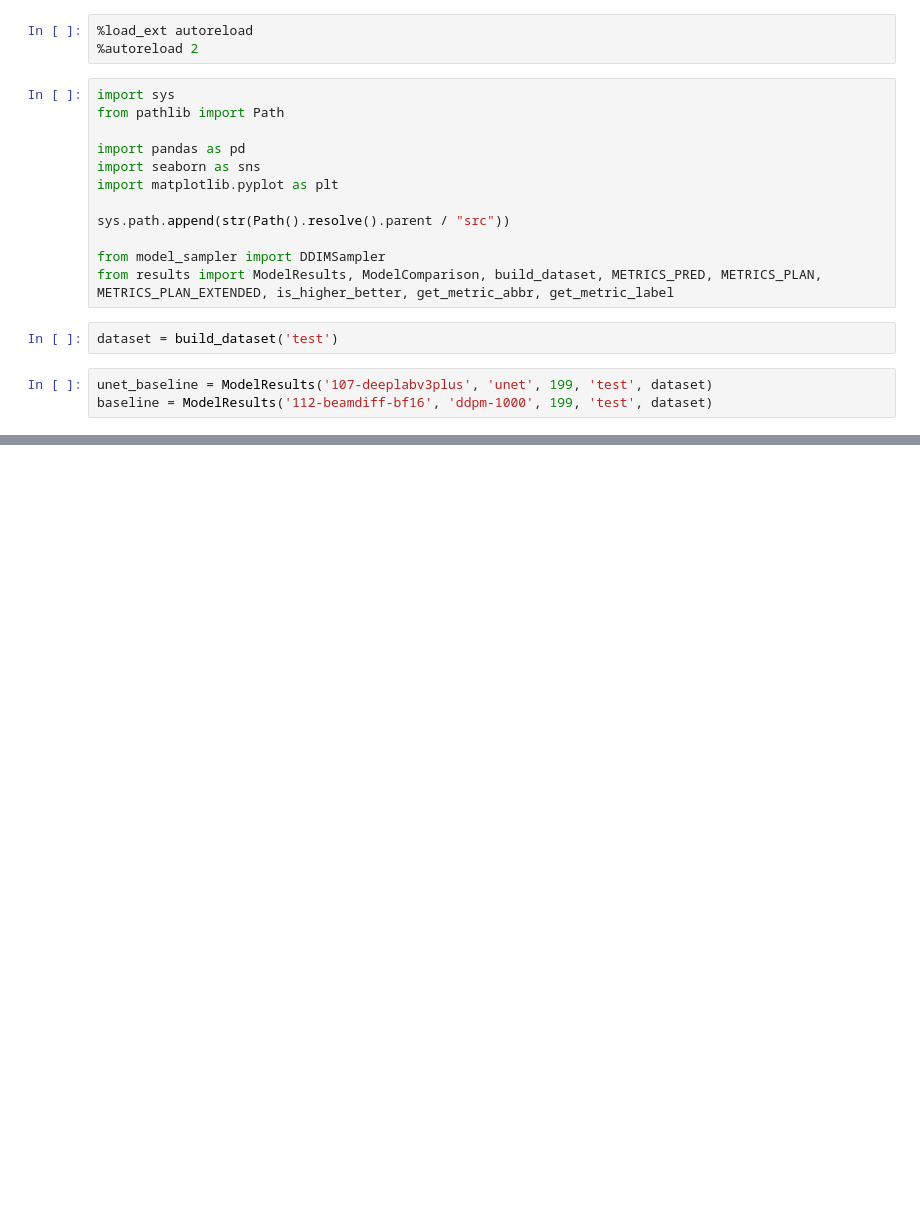
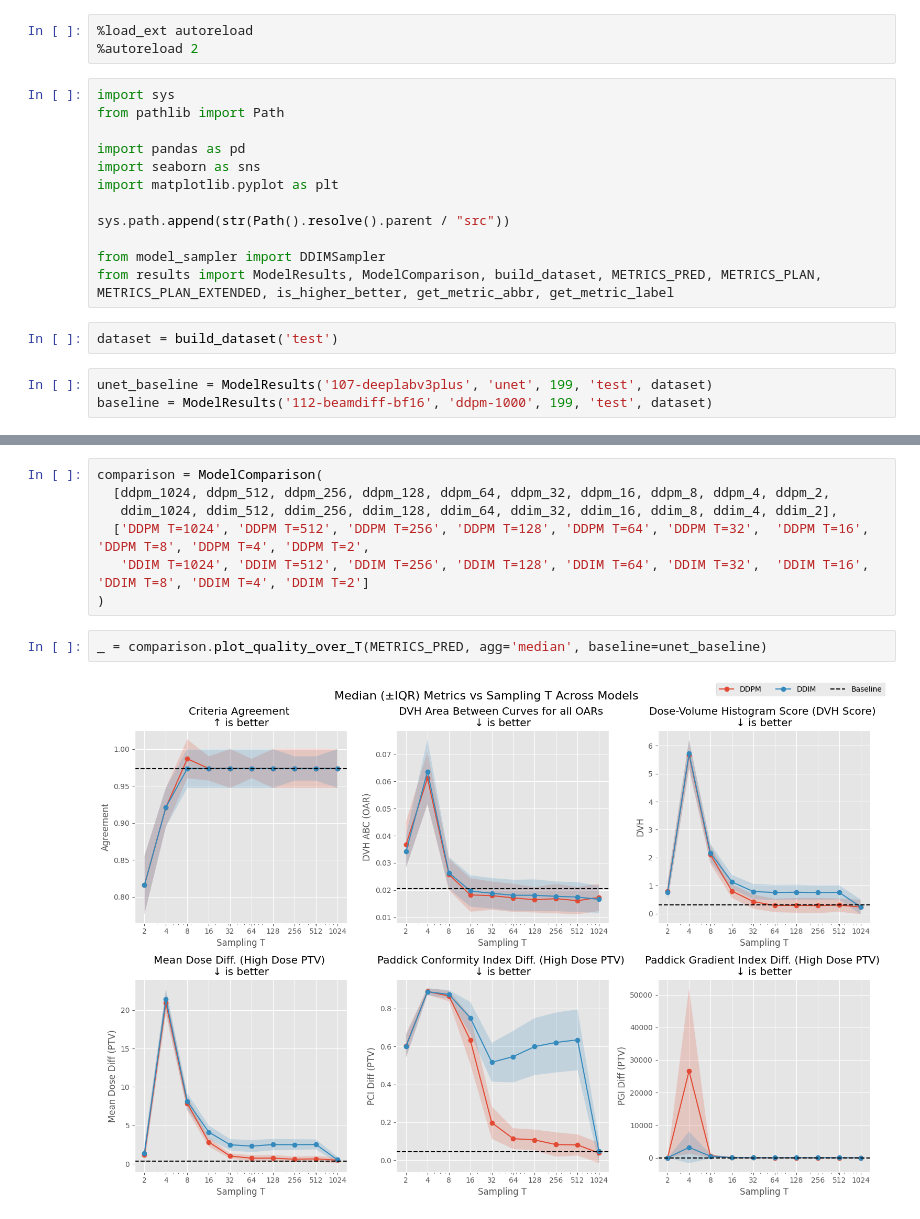
Before and after one commit to josefweibel/dose-prediction-calculation-thesis, a Jupyter notebook: notebooks/30_distillation.ipynb, the cells around one changed output, grey strips where cells are left out. Cells and saved outputs as stored; diff of their text form; blank space fills up the shorter version.

```diff
--- a/notebooks/30_distillation.ipynb
+++ b/notebooks/30_distillation.ipynb
@@ -48,0 +75,11 @@ _ = ddpm_comparison.plot_metric_distribution('vol_rmse_body')
+# %%
+comparison = ModelComparison(
+  [ddpm_1024, ddpm_512, ddpm_256, ddpm_128, ddpm_64, ddpm_32, ddpm_16, ddpm_8, ddpm_4, ddpm_2,
+   ddim_1024, ddim_512, ddim_256, ddim_128, ddim_64, ddim_32, ddim_16, ddim_8, ddim_4, ddim_2],
+  ['DDPM T=1024', 'DDPM T=512', 'DDPM T=256', 'DDPM T=128', 'DDPM T=64', 'DDPM T=32',  'DDPM T=16', 'DDPM T=8', 'DDPM T=4', 'DDPM T=2',
+   'DDIM T=1024', 'DDIM T=512', 'DDIM T=256', 'DDIM T=128', 'DDIM T=64', 'DDIM T=32',  'DDIM T=16', 'DDIM T=8', 'DDIM T=4', 'DDIM T=2']
+)
+# %%
+_ = comparison.plot_quality_over_T(METRICS_PRED, agg='median', baseline=unet_baseline)
+# %% [output]
+[figure, added]
```
Also changed, not shown: parts of 10 cells of this notebook, 23 other files.
